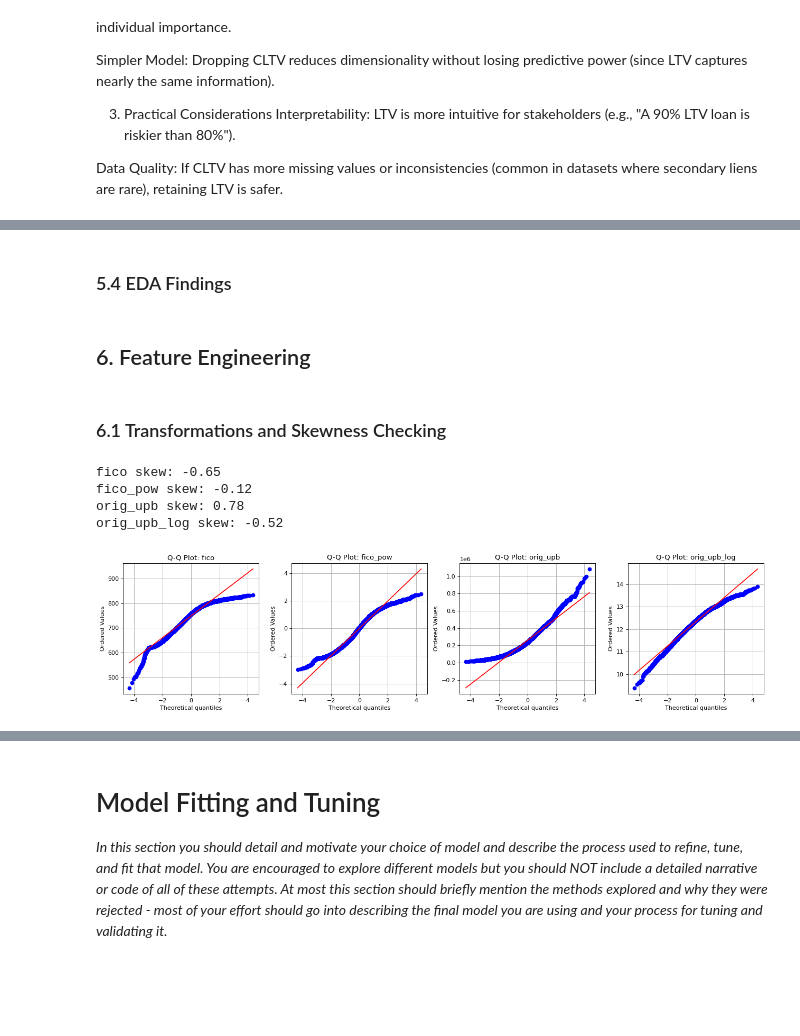
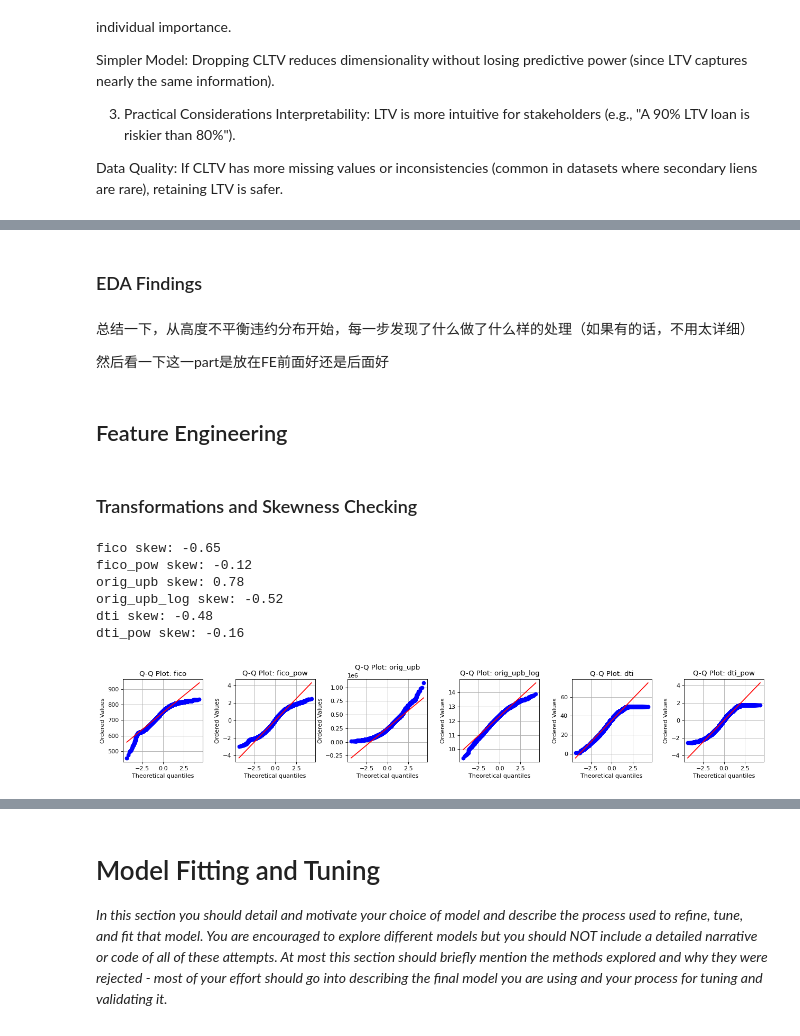
Before and after one commit to AwuoeZYC/Project_2, a Jupyter notebook: project2.ipynb, the cells around one changed output, grey strips where cells are left out. Cells and saved outputs as stored; diff of their text form; code cells hidden in the pictures; blank space fills up the shorter version.

```diff
--- a/project2.ipynb
+++ b/project2.ipynb
@@ -327,38 +365,48 @@ vif_data
 # %% [markdown]
-### 5.4 EDA Findings
+### EDA Findings
+# %% [markdown]
+总结一下，从高度不平衡违约分布开始，每一步发现了什么做了什么样的处理（如果有的话，不用太详细）
+
+然后看一下这一part是放在FE前面好还是后面好
 # %% [markdown]
-## 6. Feature Engineering
+## Feature Engineering
 # %% [markdown]
-### 6.1 Transformations and Skewness Checking
+### Transformations and Skewness Checking
 # %%
 # Apply log transformation on orig_upb to reduce right skewness
 X_train['orig_upb_log'] = np.log1p(X_train['orig_upb'])
 X_test['orig_upb_log'] = np.log1p(X_test['orig_upb'])
 
 # Apply Yeo-Johnson transformation on fico to reduce left skewness
 pt = PowerTransformer(method='yeo-johnson')
 X_train['fico_pow'] = pt.fit_transform(X_train[['fico']])
 X_test['fico_pow'] = pt.transform(X_test[['fico']])
 
+# Apply Yeo-Johnson transformation on dti to reduce left skewness
+X_train['dti_pow'] = pt.fit_transform(X_train[['dti']])
+X_test['dti_pow'] = pt.transform(X_test[['dti']])
+
 # Check skewness of transformed columns
-skewed_cols = ['fico', 'fico_pow', 'orig_upb', 'orig_upb_log']
+skewed_cols = ['fico', 'fico_pow', 'orig_upb', 'orig_upb_log', 'dti', 'dti_pow']
 for col in skewed_cols:
     print(f"{col} skew: {skew(X_train[col]):.2f}")
 
 # Plot Q-Q plots for skewed columns
 n = 1
 m = len(skewed_cols)//n + len(skewed_cols)%n
-fig, axes = plt.subplots(n, m, figsize=(16, n*m))
+fig, axes = plt.subplots(n, m, figsize=(16, n*(16//m+1)))
 axes = axes.ravel()  # Flatten axes for easy iteration
 for i, col in enumerate(skewed_cols):
     probplot(X_train[col], plot=axes[i]) # Q-Q plot
     axes[i].set_title(f'Q-Q Plot: {col}')
     axes[i].grid(True)
 plt.tight_layout()
 plt.show()
 # %% [output]
 fico skew: -0.65
 fico_pow skew: -0.12
 orig_upb skew: 0.78
 orig_upb_log skew: -0.52
+dti skew: -0.48
+dti_pow skew: -0.16
-[figure, old version]
+[figure, new version]
```
Also changed, not shown: parts of 45 cells of this notebook, 1 other file.
